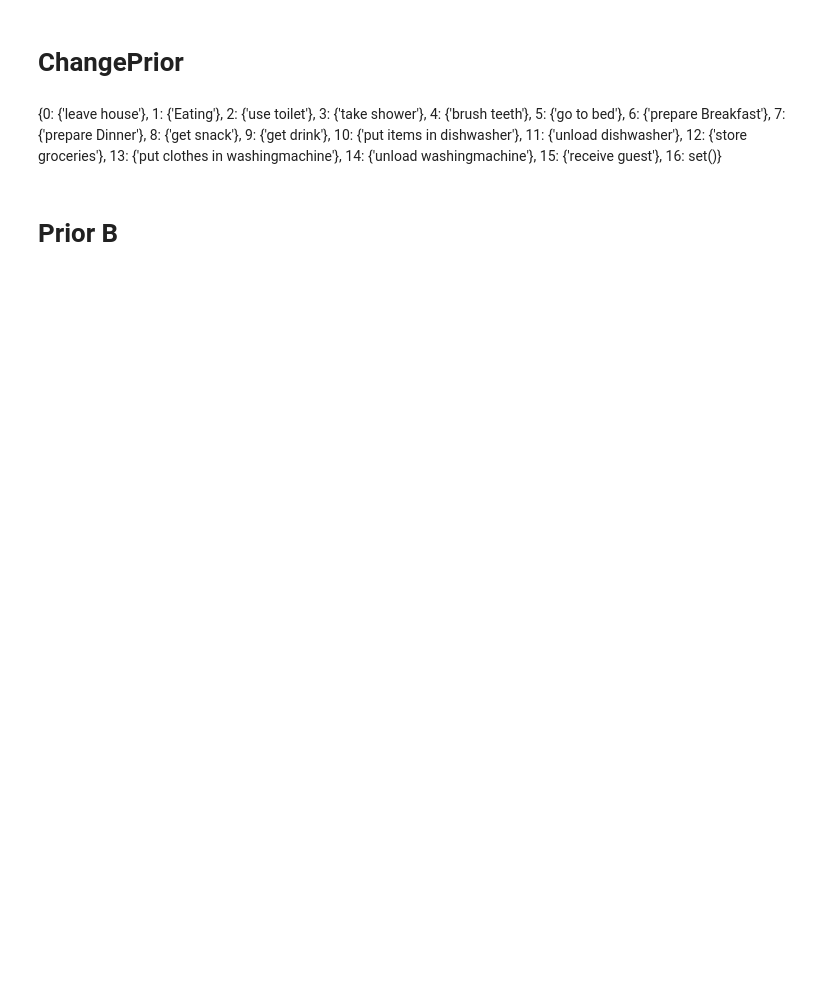
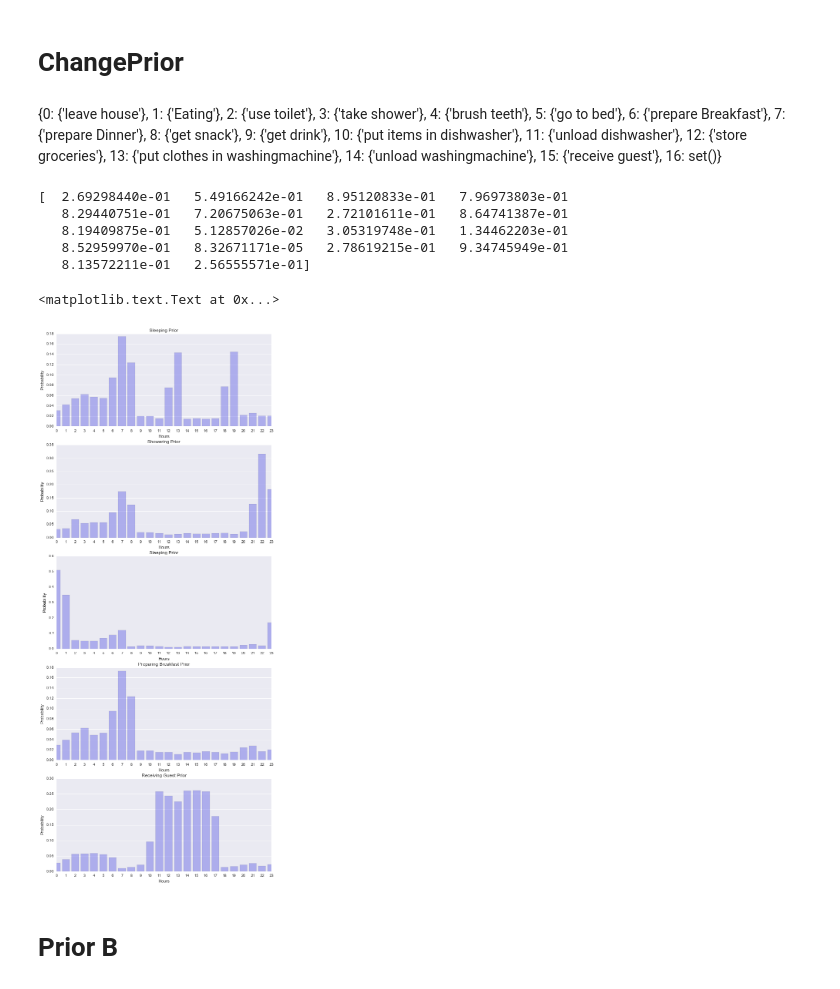
Before and after one commit to jack91an/am207finalproject, a Jupyter notebook: data/RAW_PRIOR_new.ipynb, the cells around one changed output. Saved outputs shown, nothing was run; the diff lists cells and outputs as text; code cells hidden in the pictures; blank space fills up the shorter version.

```diff
--- a/data/RAW_PRIOR_new.ipynb
+++ b/data/RAW_PRIOR_new.ipynb
@@ -854,7 +843,7 @@ u'/Users/yuhantang/AM207Project/correct_version/am207finalproject/data'
  15: {'receive guest'},
  16: set()}
 # %%
-act_df,sensor_df,X,Y = read_data('A', 'c')
+act_df,sensor_df,X,Y = read_data('A', 'r')
 #build 4 dict, act to idx, idx to act, sensor to idx, idx to sensor
 all_act = list(set(act_df.label)) + [0] #all the act labels
 a2i = dict(zip(all_act, range(len(all_act))))
@@ -935,8 +924,8 @@ for i in range(num_t):
         priorA[i][0] += ALMOST_CERTAINLY
 
     # eating 6-9 am 12 -13 pm 18-19
-    #if (i%DAY > first_time_dict[6] and i%DAY < first_time_dict[8]) or (i%DAY > first_time_dict[12] and i%DAY < first_time_dict[13]) or (i%DAY > first_time_dict[18] and i%DAY < first_time_dict[19]):
-    priorA[i][1] = 0
+    if (i%DAY > first_time_dict[6] and i%DAY < first_time_dict[8]) or (i%DAY > first_time_dict[12] and i%DAY < first_time_dict[13]) or (i%DAY > first_time_dict[18] and i%DAY < first_time_dict[19]):
+        priorA[i][1] += ALMOST_CERTAINLY
 
     # use toilet should be uniform 2
 
@@ -951,11 +940,11 @@ for i in range(num_t):
 
 
     # go to bed should between 11:00pm to 7:00 am 5
-    if (i%DAY > first_time_dict[22] and i%DAY < first_time_dict[1]) or (i%DAY < first_time_dict[8] and i%DAY > first_time_dict[6]):
+    if (i%DAY > first_time_dict[23] and i%DAY < first_time_dict[1]) or (i%DAY < first_time_dict[7] and i%DAY > first_time_dict[6]):
         priorA[i][5] += ALMOST_CERTAINLY
 
     # prepare Breakfast must be within 6-8am 6
-    if (i%DAY > first_time_dict[6] and i%DAY < first_time_dict[9]):
+    if (i%DAY > first_time_dict[6] and i%DAY < first_time_dict[8]):
         priorA[i][6] += ALMOST_CERTAINLY
 
     # prepare Dinner must be within 5-7 pm 7
@@ -971,8 +960,8 @@ for i in range(num_t):
 #         priorA[i][9] += ALMOST_CERTAINLY
 
     # 'put items in dishwasher' randomly among all day.10
-    #if (i%DAY > first_time_dict[8] and i%DAY < first_time_dict[20]):
-        #priorA[i][10] += LESS_LIKELY
+#     if (i%DAY > first_time_dict[8] and i%DAY < first_time_dict[20]):
+#         priorA[i][10] += ALMOST_CERTAINLY
 
     # unload dishwasher randomly from 10 am to 8 pm11
 #     if (i%DAY > first_time_dict[10] and i%DAY < first_time_dict[20]):
@@ -1002,6 +991,12 @@ for i in range(num_t):
 #     \ or i%DAY > first_time_dict[12] and i%DAY < first_time_dict[13]
 #     \ or i%DAY > first_time_dict[18] and i%DAY < first_time_dict[19]:
 #         priorA[i][1] += 2
+# %% [output]
+[  2.69298440e-01   5.49166242e-01   8.95120833e-01   7.96973803e-01
+   8.29440751e-01   7.20675063e-01   2.72101611e-01   8.64741387e-01
+   8.19409875e-01   5.12857026e-02   3.05319748e-01   1.34462203e-01
+   8.52959970e-01   8.32671171e-05   2.78619215e-01   9.34745949e-01
+   8.13572211e-01   2.56555571e-01]
 # %%
 day1 = np.arange(24)
 fig, ax = plt.subplots(5,1,figsize = (10,25))
@@ -1015,7 +1010,7 @@ ax[0].set_xticks(np.arange(0,24,1))
 ax[0].set_xlim(0,23)
 ax[0].set_xlabel('Hours')
 ax[0].set_ylabel('Probability')
-ax[0].set_title('Eating Prior')
+ax[0].set_title('Sleeping Prior')
 
 #take shower
 day_showering = priorA[:,3][:MINUTE * 24].reshape(24,60)
@@ -1030,30 +1025,33 @@ ax[1].set_title('Showering Prior')
 
 day_bed = priorA[:,5][:MINUTE * 24].reshape(24,60)
 day_hourly_bed = np.mean(day_bed,axis=1)
 day_hourly_bed = np.roll(day_hourly_bed,2)
 sns.barplot(day1,day_hourly_bed,color="b",alpha = 0.3,ax = ax[2])
 ax[2].set_xticks(np.arange(0,24,1))
 ax[2].set_xlim(0,23)
 ax[2].set_xlabel('Hours')
 ax[2].set_ylabel('Probability')
 ax[2].set_title('Sleeping Prior')
 
 day_prepare_breakfast = priorA[:,6][:MINUTE * 24].reshape(24,60)
 day_hourly_prepare_breakfast = np.mean(day_prepare_breakfast,axis=1)
 day_hourly_prepare_breakfast = np.roll(day_hourly_prepare_breakfast,2)
 sns.barplot(day1,day_hourly_prepare_breakfast,color="b",alpha = 0.3,ax = ax[3])
 ax[3].set_xticks(np.arange(0,24,1))
 ax[3].set_xlim(0,23)
 ax[3].set_xlabel('Hours')
 ax[3].set_ylabel('Probability')
 ax[3].set_title('Preparing Breakfast Prior')
 
 day_guest = priorA[:,15][:MINUTE * 24].reshape(24,60)
 day_hourly_guest = np.mean(day_guest,axis=1)
 day_hourly_guest = np.roll(day_hourly_guest,2)
 sns.barplot(day1,day_hourly_guest,color="b",alpha = 0.3,ax = ax[4])
 ax[4].set_xticks(np.arange(0,24,1))
 ax[4].set_xlim(0,23)
 ax[4].set_xlabel('Hours')
 ax[4].set_ylabel('Probability')
 ax[4].set_title('Receiving Guest Prior')
+# %% [output]
+<matplotlib.text.Text at 0x...>
+[figure, added]
```
Also changed, not shown: parts of 28 cells of this notebook, 16 other files.
